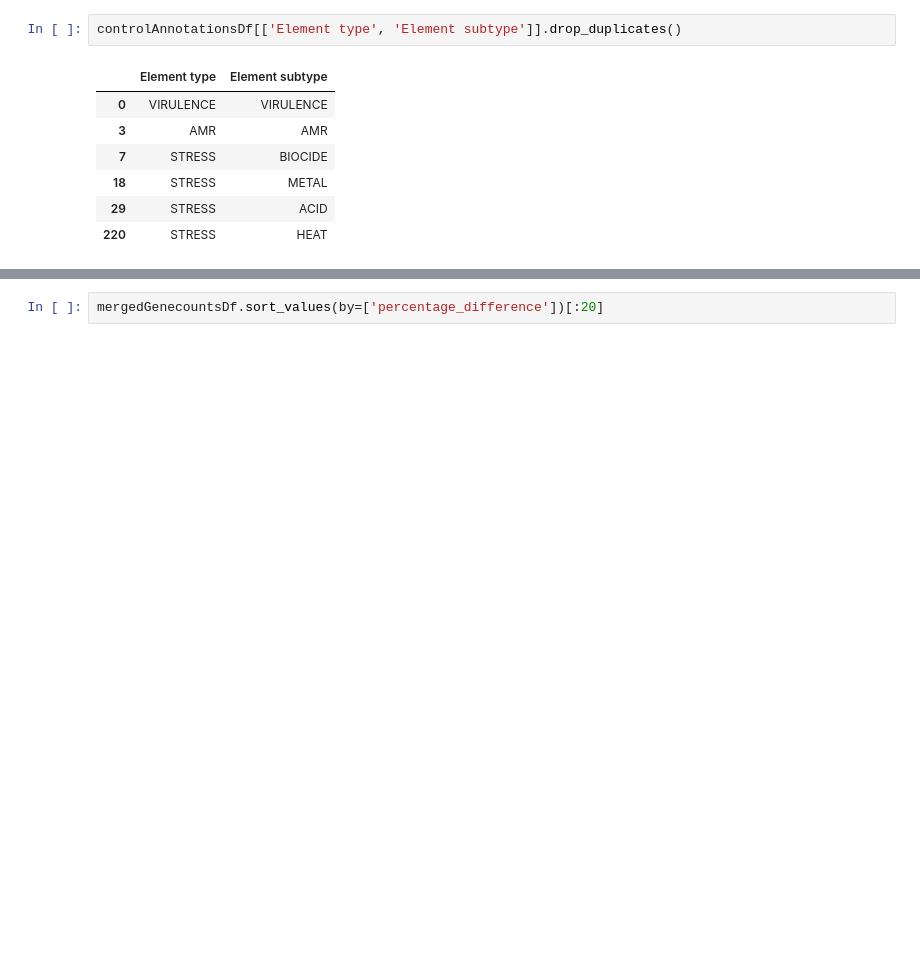
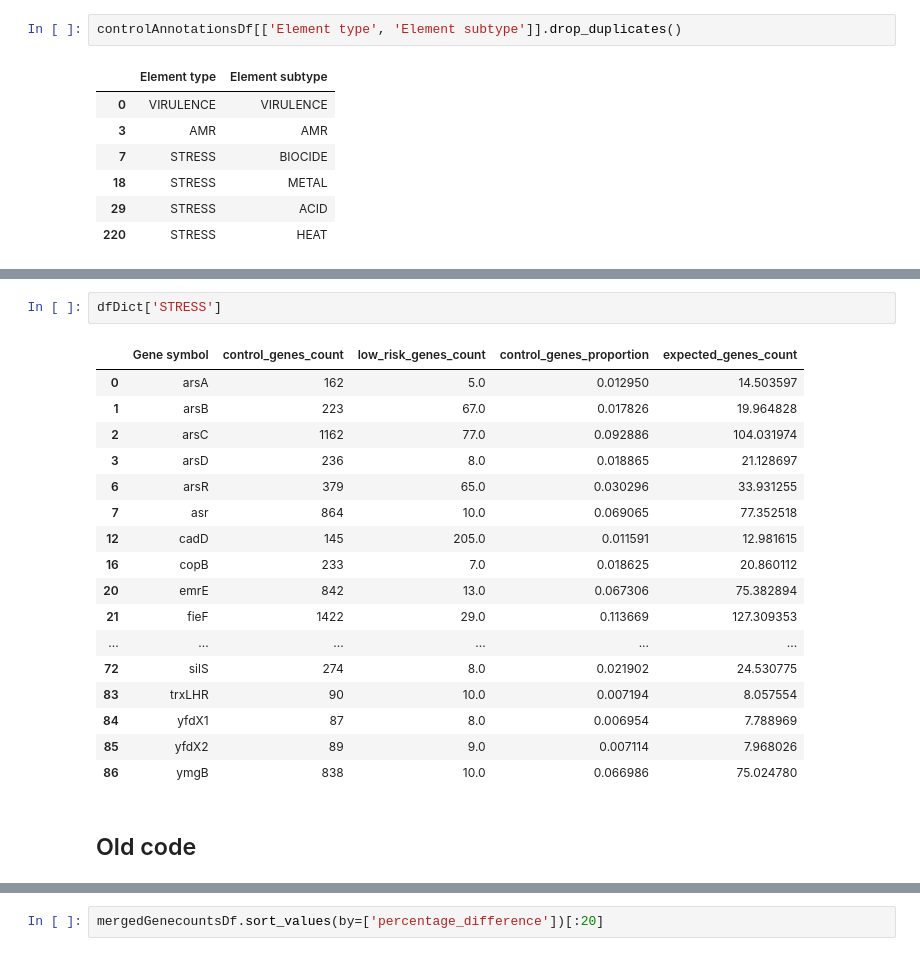
Before and after one commit to ryashpal/EHR-Int-Analysis, a Jupyter notebook: notebooks/visuals_for_publication/statistical_analysis_amr_lowrisk.ipynb, the cells around one changed output, grey strips where cells are left out. Saved outputs shown, nothing was run; the diff lists cells and outputs as text; blank space fills up the shorter version.

```diff
--- a/notebooks/visuals_for_publication/statistical_analysis_amr_lowrisk.ipynb
+++ b/notebooks/visuals_for_publication/statistical_analysis_amr_lowrisk.ipynb
@@ -214,3 +283,25 @@ Power_divergenceResult(statistic=9746.498328426738, pvalue=0.0)
+# %%
+dfDict['STRESS']
+# %% [output]
+|  | Gene symbol | control_genes_count | low_risk_genes_count | control_genes_proportion | expected_genes_count |
+| 0 | arsA | 162 | 5.0 | 0.012950 | 14.503597 |
+| 1 | arsB | 223 | 67.0 | 0.017826 | 19.964828 |
+| 2 | arsC | 1162 | 77.0 | 0.092886 | 104.031974 |
+| 3 | arsD | 236 | 8.0 | 0.018865 | 21.128697 |
+| 6 | arsR | 379 | 65.0 | 0.030296 | 33.931255 |
+| 7 | asr | 864 | 10.0 | 0.069065 | 77.352518 |
+| 12 | cadD | 145 | 205.0 | 0.011591 | 12.981615 |
+| 16 | copB | 233 | 7.0 | 0.018625 | 20.860112 |
+| 20 | emrE | 842 | 13.0 | 0.067306 | 75.382894 |
+| 21 | fieF | 1422 | 29.0 | 0.113669 | 127.309353 |
+| ... | ... | ... | ... | ... | ... |
+| 72 | silS | 274 | 8.0 | 0.021902 | 24.530775 |
+| 83 | trxLHR | 90 | 10.0 | 0.007194 | 8.057554 |
+| 84 | yfdX1 | 87 | 8.0 | 0.006954 | 7.788969 |
+| 85 | yfdX2 | 89 | 9.0 | 0.007114 | 7.968026 |
+| 86 | ymgB | 838 | 10.0 | 0.066986 | 75.024780 |
+# %% [markdown]
+## Old code
 # %%
 mergedGenecountsDf['percentage_difference'] = (mergedGenecountsDf.expected_genes_count - mergedGenecountsDf.low_risk_genes_count)/mergedGenecountsDf.expected_genes_count * 100
 mergedGenecountsDf
```
Also changed, not shown: parts of 6 cells of this notebook, 1 other file.
